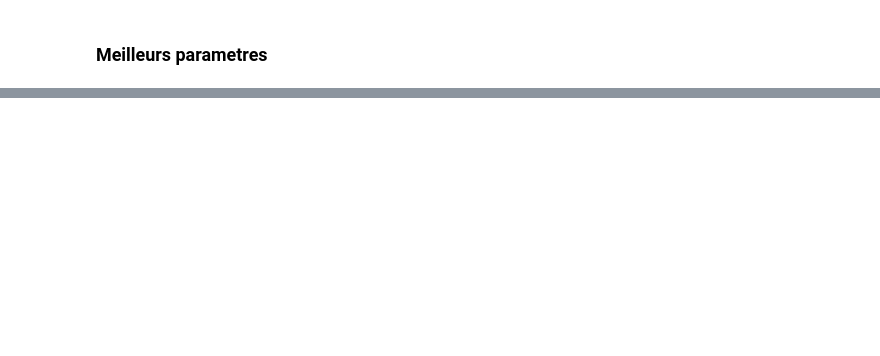
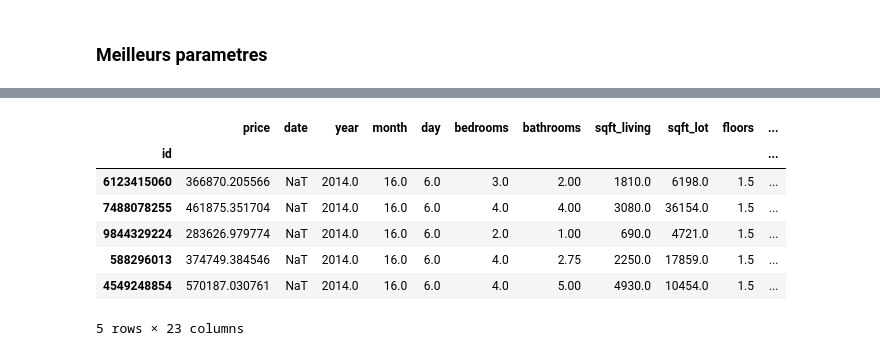
Before and after one commit to degharbi/Housing-prices-prediction, a Jupyter notebook: Gradient_Boosting.ipynb, the cells around one changed output, grey strips where cells are left out. Drawn from its saved outputs; the diff is of its cells as text; code cells hidden in the pictures; blank space fills up the shorter version.

```diff
--- a/Gradient_Boosting.ipynb
+++ b/Gradient_Boosting.ipynb
@@ -371,0 +443,33 @@ Custom 3d plot via ``partial_dependence``
+# %%
+data_new = data_new[['price',
+ 'date',
+ 'year',
+ 'month',
+ 'day',
+ 'bedrooms',
+ 'bathrooms',
+ 'sqft_living',
+ 'sqft_lot',
+ 'floors',
+ 'waterfront',
+ 'view',
+ 'condition',
+ 'grade',
+ 'sqft_above',
+ 'sqft_basement',
+ 'yr_built',
+ 'yr_renovated',
+ 'zipcode',
+ 'lat',
+ 'long',
+ 'sqft_living15',
+ 'sqft_lot15',
+]]
+data = {
+    feature: data_new[feature].values for feature in data_new.columns[2:]
+}
+# %%
+X_new = pd.DataFrame(
+    data=data,
+    index=data_new.index.values,
+)
@@ -371,0 +486,14 @@ Custom 3d plot via ``partial_dependence``
+# %%
+y_new = reg.predict(X_new)
+# %%
+data_new['price'] = y_new
+data_new.head()
+# %% [output]
+|  | price | date | year | month | day | bedrooms | bathrooms | sqft_living | sqft_lot | floors | ... |
+| id |  |  |  |  |  |  |  |  |  |  | ... |
+| 6123415060 | 366870.205566 | NaT | 2014.0 | 16.0 | 6.0 | 3.0 | 2.00 | 1810.0 | 6198.0 | 1.5 | ... |
+| 7488078255 | 461875.351704 | NaT | 2014.0 | 16.0 | 6.0 | 4.0 | 4.00 | 3080.0 | 36154.0 | 1.5 | ... |
+| 9844329224 | 283626.979774 | NaT | 2014.0 | 16.0 | 6.0 | 2.0 | 1.00 | 690.0 | 4721.0 | 1.5 | ... |
+| 588296013 | 374749.384546 | NaT | 2014.0 | 16.0 | 6.0 | 4.0 | 2.75 | 2250.0 | 17859.0 | 1.5 | ... |
+| 4549248854 | 570187.030761 | NaT | 2014.0 | 16.0 | 6.0 | 4.0 | 5.00 | 4930.0 | 10454.0 | 1.5 | ... |
+5 rows × 23 columns
```
Also changed, not shown: parts of 18 cells of this notebook, 1 other file.
